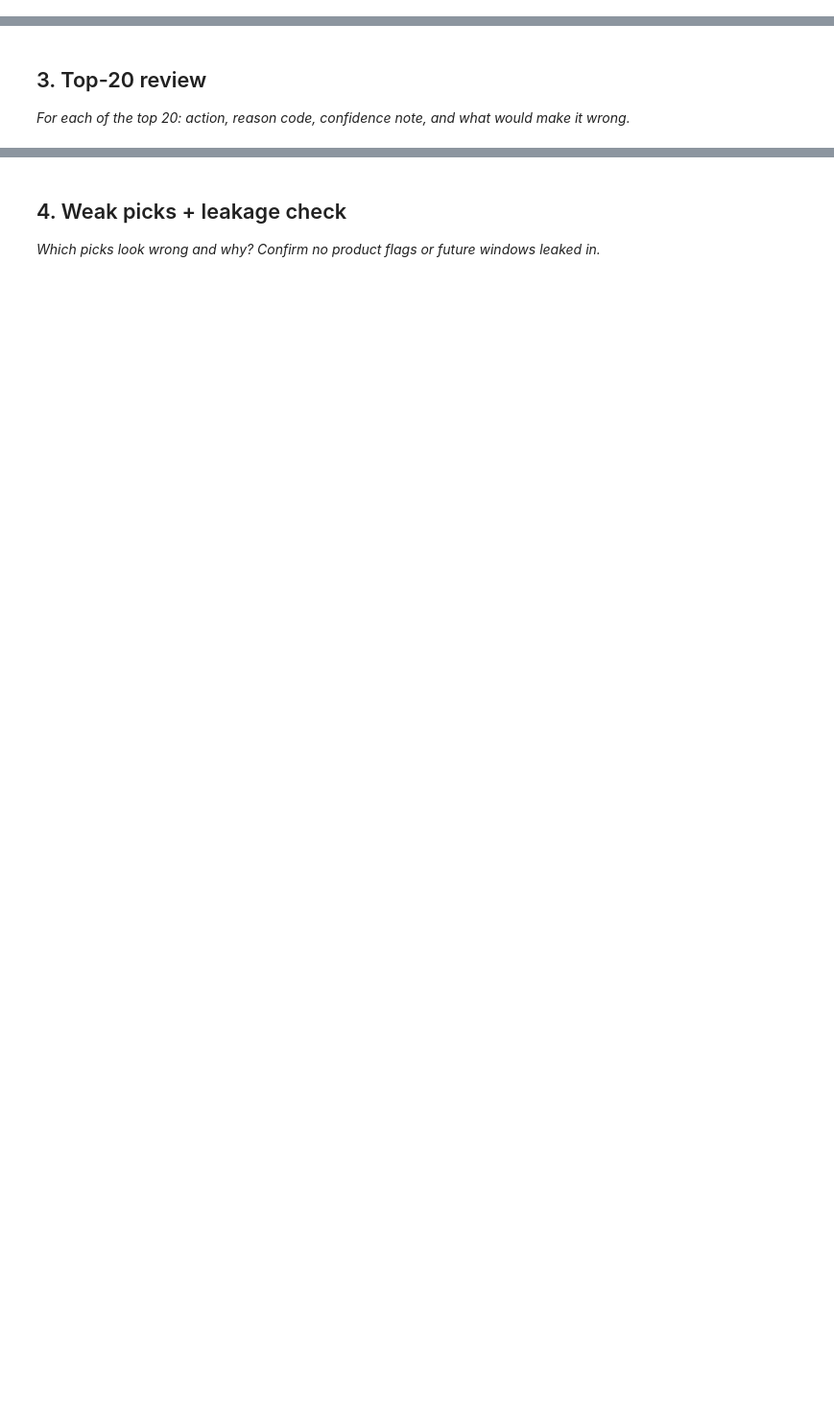
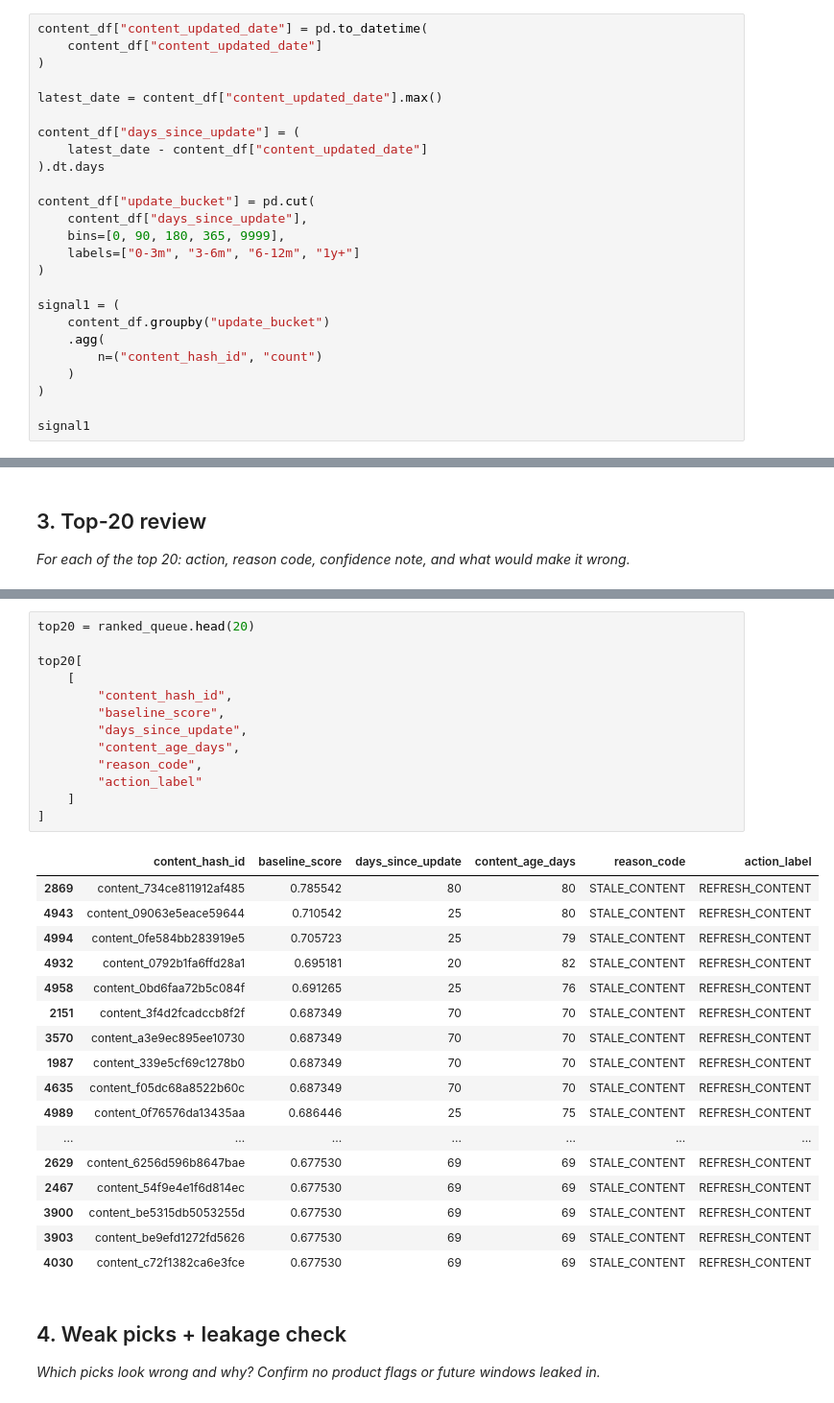
Before and after one commit to mab0bakar/flyrank-ml-internship-starter, a Jupyter notebook: work/notebooks/w04_baseline_score.ipynb, the cells around one changed output, grey strips where cells are left out. Shown at 96% size. Saved outputs shown, nothing was run; the diff lists cells and outputs as text; blank space fills up the shorter version.

```diff
--- a/work/notebooks/w04_baseline_score.ipynb
+++ b/work/notebooks/w04_baseline_score.ipynb
@@ -15,0 +89,25 @@ This skeleton is yours to fill. Work the sections **in order** — each one has
+# %%
+content_df["content_updated_date"] = pd.to_datetime(
+    content_df["content_updated_date"]
+)
+
+latest_date = content_df["content_updated_date"].max()
+
+content_df["days_since_update"] = (
+    latest_date - content_df["content_updated_date"]
+).dt.days
+
+content_df["update_bucket"] = pd.cut(
+    content_df["days_since_update"],
+    bins=[0, 90, 180, 365, 9999],
+    labels=["0-3m", "3-6m", "6-12m", "1y+"]
+)
+
+signal1 = (
+    content_df.groupby("update_bucket")
+    .agg(
+        n=("content_hash_id", "count")
+    )
+)
+
+signal1
@@ -30,3 +228,34 @@ This skeleton is yours to fill. Work the sections **in order** — each one has
+# %%
+top20 = ranked_queue.head(20)
+
+top20[
+    [
+        "content_hash_id",
+        "baseline_score",
+        "days_since_update",
+        "content_age_days",
+        "reason_code",
+        "action_label"
+    ]
+]
+# %% [output]
+|  | content_hash_id | baseline_score | days_since_update | content_age_days | reason_code | action_label |
+| 2869 | content_734ce811912af485 | 0.785542 | 80 | 80 | STALE_CONTENT | REFRESH_CONTENT |
+| 4943 | content_09063e5eace59644 | 0.710542 | 25 | 80 | STALE_CONTENT | REFRESH_CONTENT |
+| 4994 | content_0fe584bb283919e5 | 0.705723 | 25 | 79 | STALE_CONTENT | REFRESH_CONTENT |
+| 4932 | content_0792b1fa6ffd28a1 | 0.695181 | 20 | 82 | STALE_CONTENT | REFRESH_CONTENT |
+| 4958 | content_0bd6faa72b5c084f | 0.691265 | 25 | 76 | STALE_CONTENT | REFRESH_CONTENT |
+| 2151 | content_3f4d2fcadccb8f2f | 0.687349 | 70 | 70 | STALE_CONTENT | REFRESH_CONTENT |
+| 3570 | content_a3e9ec895ee10730 | 0.687349 | 70 | 70 | STALE_CONTENT | REFRESH_CONTENT |
+| 1987 | content_339e5cf69c1278b0 | 0.687349 | 70 | 70 | STALE_CONTENT | REFRESH_CONTENT |
+| 4635 | content_f05dc68a8522b60c | 0.687349 | 70 | 70 | STALE_CONTENT | REFRESH_CONTENT |
+| 4989 | content_0f76576da13435aa | 0.686446 | 25 | 75 | STALE_CONTENT | REFRESH_CONTENT |
+| ... | ... | ... | ... | ... | ... | ... |
+| 2629 | content_6256d596b8647bae | 0.677530 | 69 | 69 | STALE_CONTENT | REFRESH_CONTENT |
+| 2467 | content_54f9e4e1f6d814ec | 0.677530 | 69 | 69 | STALE_CONTENT | REFRESH_CONTENT |
+| 3900 | content_be5315db5053255d | 0.677530 | 69 | 69 | STALE_CONTENT | REFRESH_CONTENT |
+| 3903 | content_be9efd1272fd5626 | 0.677530 | 69 | 69 | STALE_CONTENT | REFRESH_CONTENT |
+| 4030 | content_c72f1382ca6e3fce | 0.677530 | 69 | 69 | STALE_CONTENT | REFRESH_CONTENT |
 # %% [markdown]
 ## 4. Weak picks + leakage check
 
```
Also changed, not shown: parts of 16 cells of this notebook.
